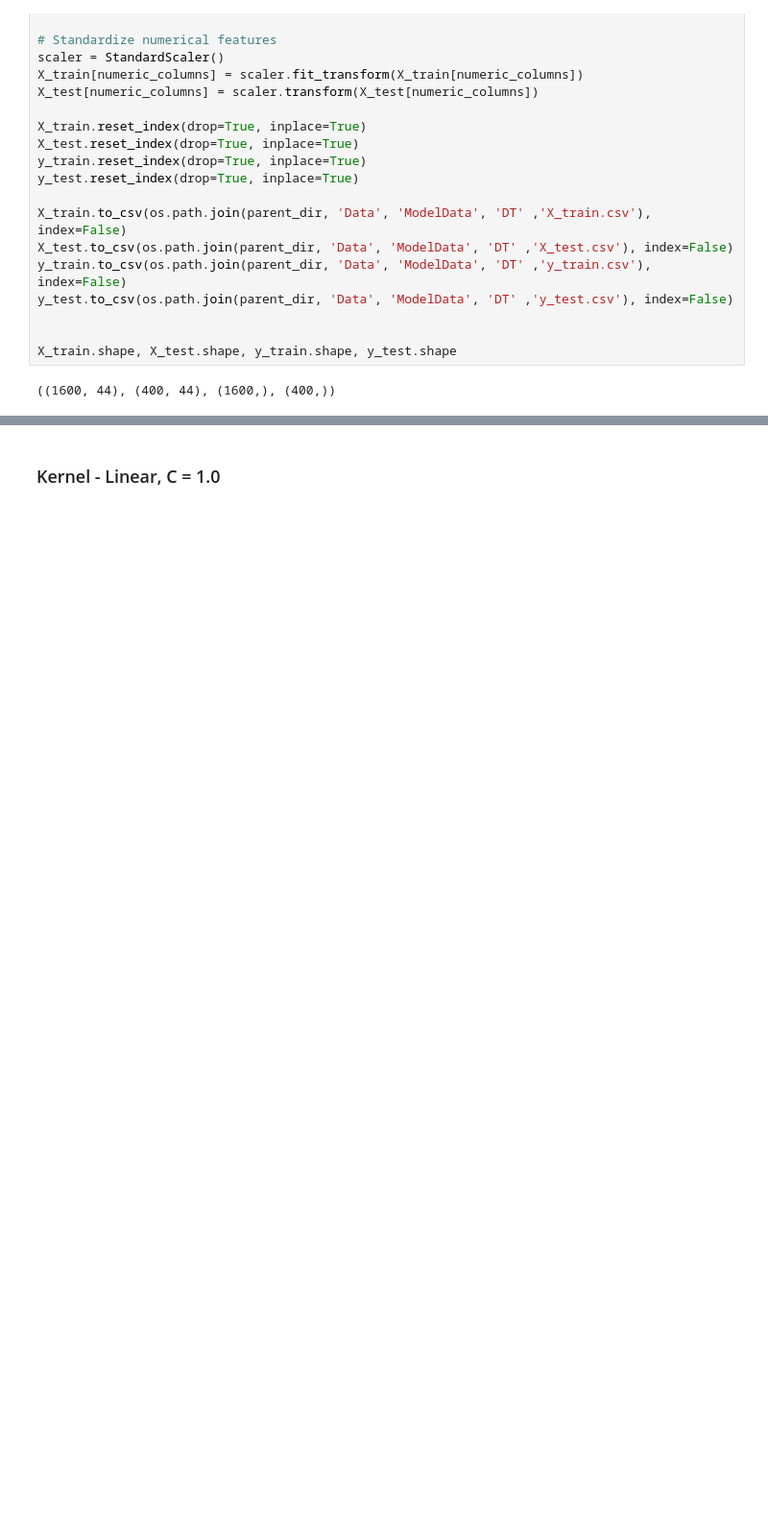
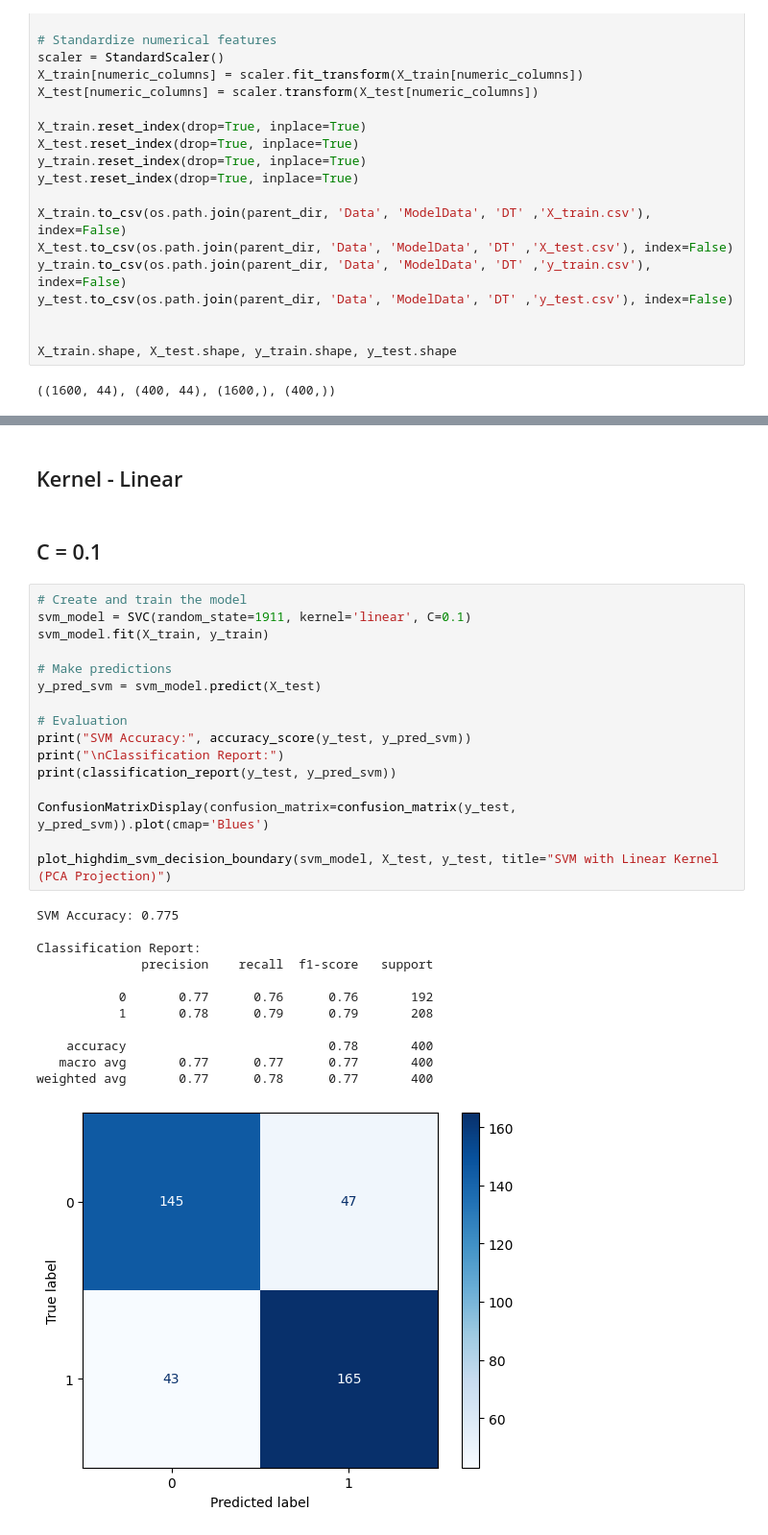
Before and after one commit to prnv19/FootballAnalytics, a Jupyter notebook: Classification/SVC.ipynb, the cells around one changed output, grey strips where cells are left out. Shown at 96% size. Drawn from its saved outputs; the diff is of its cells as text; blank space fills up the shorter version.

Commit message:
added decision boundaries

```diff
--- a/Classification/SVC.ipynb
+++ b/Classification/SVC.ipynb
@@ -88,2 +133,33 @@ X_train.shape, X_test.shape, y_train.shape, y_test.shape
 # %% [markdown]
-### Kernel - Linear, C = 1.0
+## Kernel - Linear
+# %% [markdown]
+## C = 0.1
+# %%
+# Create and train the model
+svm_model = SVC(random_state=1911, kernel='linear', C=0.1)
+svm_model.fit(X_train, y_train)
+
+# Make predictions
+y_pred_svm = svm_model.predict(X_test)
+
+# Evaluation
+print("SVM Accuracy:", accuracy_score(y_test, y_pred_svm))
+print("\nClassification Report:")
+print(classification_report(y_test, y_pred_svm))
+
+ConfusionMatrixDisplay(confusion_matrix=confusion_matrix(y_test, y_pred_svm)).plot(cmap='Blues')
+
+plot_highdim_svm_decision_boundary(svm_model, X_test, y_test, title="SVM with Linear Kernel (PCA Projection)")
+# %% [output]
+SVM Accuracy: 0.775
+
+Classification Report:
+              precision    recall  f1-score   support
+
+           0       0.77      0.76      0.76       192
+           1       0.78      0.79      0.79       208
+
+    accuracy                           0.78       400
+   macro avg       0.77      0.77      0.77       400
+weighted avg       0.77      0.78      0.77       400
+[figure, added]
```
Also changed, not shown: parts of 21 cells of this notebook.
